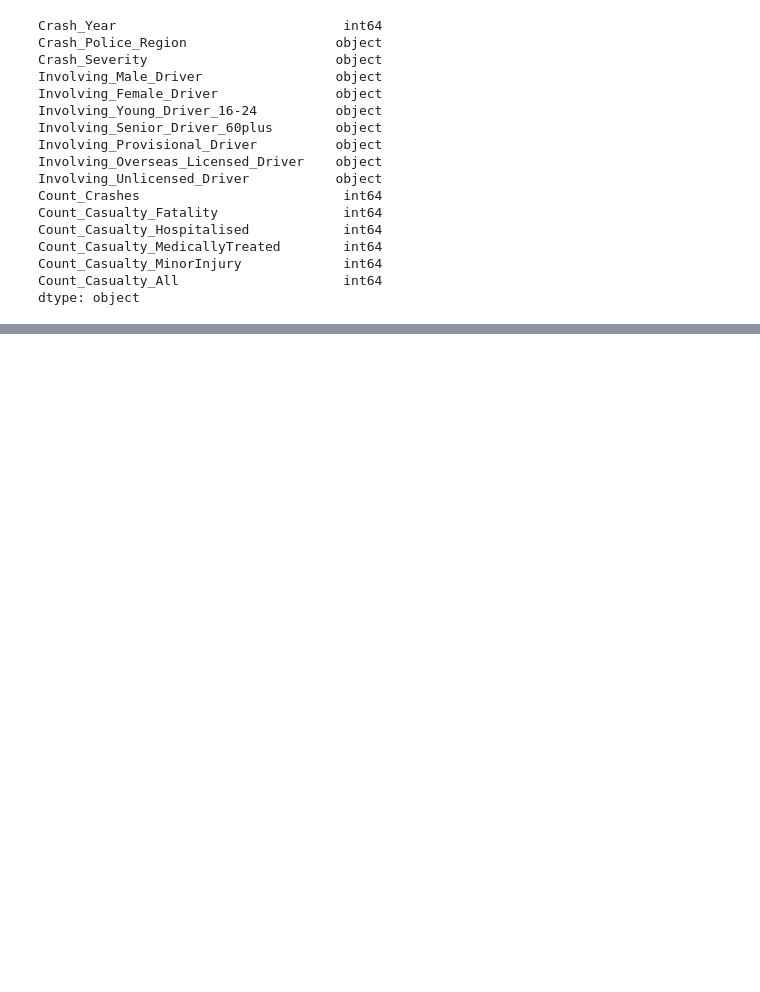
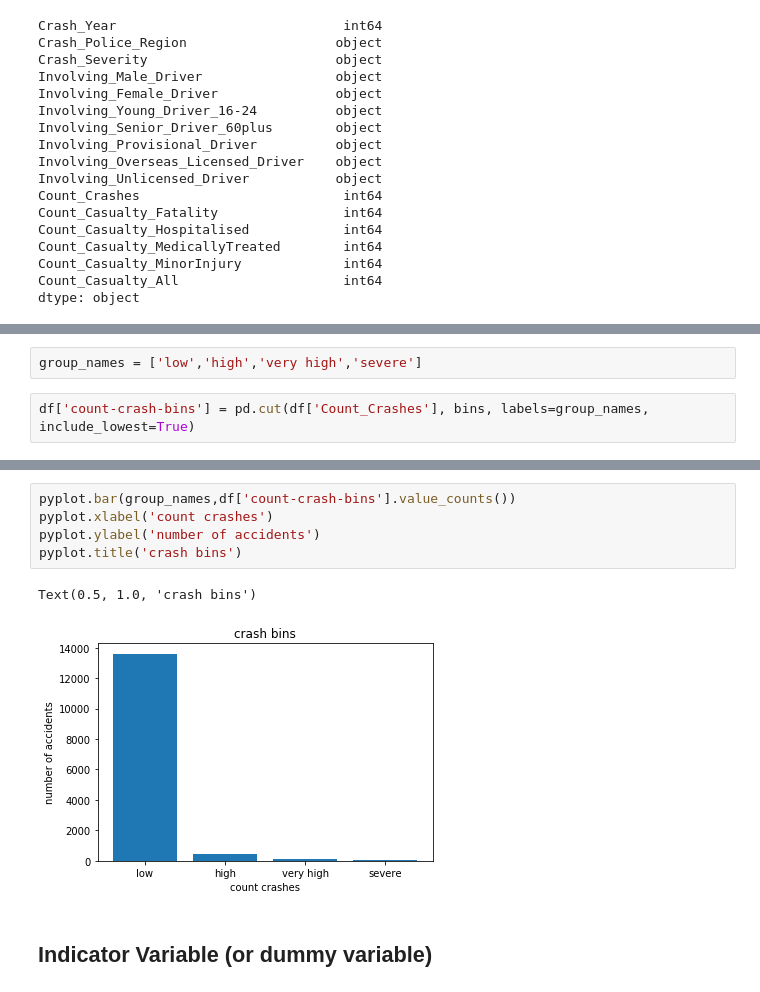
Before and after one commit to AmmaraRazzaq/DataAnalysis_with_Python, a Jupyter notebook: DataAnalysiswithPython.ipynb, the cells around one changed output, grey strips where cells are left out. Cells and saved outputs as stored; diff of their text form; blank space fills up the shorter version.

```diff
--- a/DataAnalysiswithPython.ipynb
+++ b/DataAnalysiswithPython.ipynb
@@ -132,0 +171,4 @@ dtype: object
+# %%
+group_names = ['low','high','very high','severe']
+# %%
+df['count-crash-bins'] = pd.cut(df['Count_Crashes'], bins, labels=group_names, include_lowest=True)
@@ -132,0 +203,10 @@ dtype: object
+# %%
+pyplot.bar(group_names,df['count-crash-bins'].value_counts())
+pyplot.xlabel('count crashes')
+pyplot.ylabel('number of accidents')
+pyplot.title('crash bins')
+# %% [output]
+Text(0.5, 1.0, 'crash bins')
+[figure, added]
+# %% [markdown]
+## Indicator Variable (or dummy variable)
```
Also changed, not shown: parts of 19 cells of this notebook.
